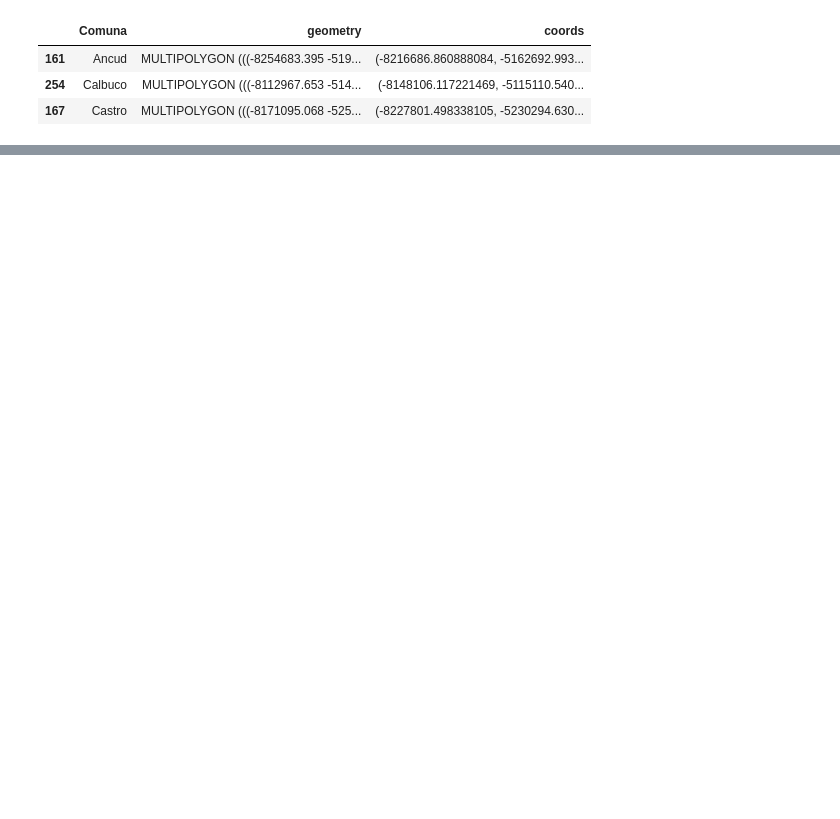
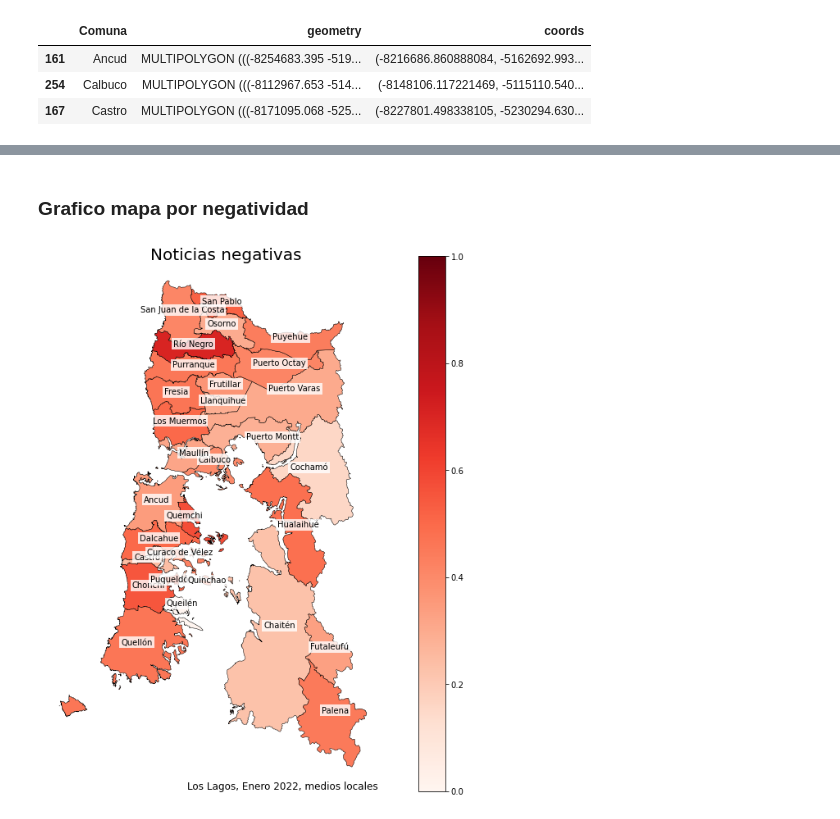
Before and after one commit to alexbgh1/INFO279_2022, a Jupyter notebook: proyecto/3_analisis_mapa_data.ipynb, the cells around one changed output, grey strips where cells are left out. Cells and saved outputs as stored; diff of their text form; code cells hidden in the pictures; blank space fills up the shorter version.

Commit message:
3_ Mapa de positividad

```diff
--- a/proyecto/3_analisis_mapa_data.ipynb
+++ b/proyecto/3_analisis_mapa_data.ipynb
@@ -437,0 +452,4 @@ territory_positividad.head(3)
+# %%
+# --- Creamos df de positividad ---
+df_comunas_positividad = pd.DataFrame(columns=['negativo', 'neutro', 'positivo', 'total', 'perc_negativo', 'perc_neutro', 'perc_positivo'], index=comunas)
+df_comunas_positividad.head(3)
@@ -437,0 +501,10 @@ territory_positividad.head(3)
+# %%
+# --- Agregamos los datos de positividad a territory_positividad ---
+territory_positividad['negativo'] = list(df_comunas_positividad['negativo'].values)
+territory_positividad['neutro'] = list(df_comunas_positividad['neutro'].values)
+territory_positividad['positivo'] = list(df_comunas_positividad['positivo'].values)
+territory_positividad['total'] = list(df_comunas_positividad['total'].values)
+territory_positividad['perc_negativo'] = list(df_comunas_positividad['perc_negativo'].values)
+territory_positividad['perc_neutro'] = list(df_comunas_positividad['perc_neutro'].values)
+territory_positividad['perc_positivo'] = list(df_comunas_positividad['perc_positivo'].values)
+territory_positividad.head(3)
@@ -437,0 +516,20 @@ territory_positividad.head(3)
+# %% [markdown]
+### Grafico mapa por negatividad
+# %%
+# --- Graficamos por noticias negativas ---
+territory_positividad.plot(column="perc_negativo", cmap='Reds', legend=True, figsize=(16, 12), edgecolor="black", linewidth=0.5,missing_kwds={
+        'color': 'lightgrey',
+        'hatch': '///',
+        'edgecolor': 'black',
+        'label': 'Missing values',
+}, vmin=0, vmax=1).set_axis_off();
+
+# -- Información --
+plt.text(0.58, 0.875, 'Noticias negativas', fontsize=20, ha='center', transform=plt.gcf().transFigure);
+
+for idx, row in territory_positividad.iterrows():
+    plt.text(row.coords[0], row.coords[1], s=row['Comuna'], horizontalalignment='center', bbox={'facecolor': 'white', 'alpha':0.8, 'pad': 2, 'edgecolor':'none'})
+
+plt.text(.64, 0.128, "Los Lagos, Enero 2022, medios locales", fontsize=12, ha='center', transform=plt.gcf().transFigure);
+# %% [output]
+[figure, added]
```
Also changed, not shown: parts of 21 cells of this notebook, 3 other files.
